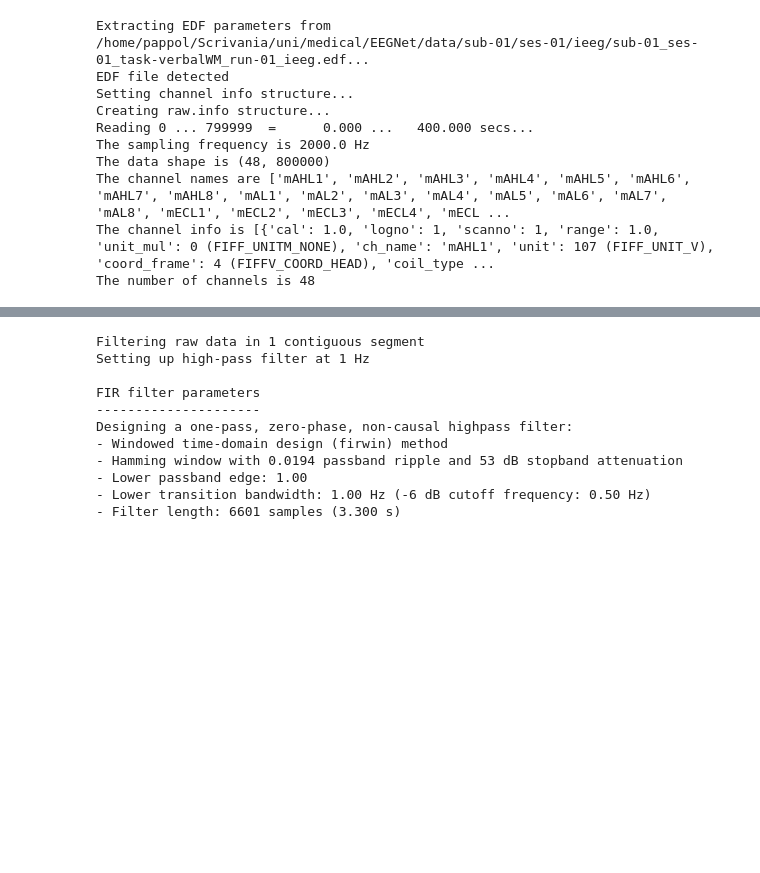
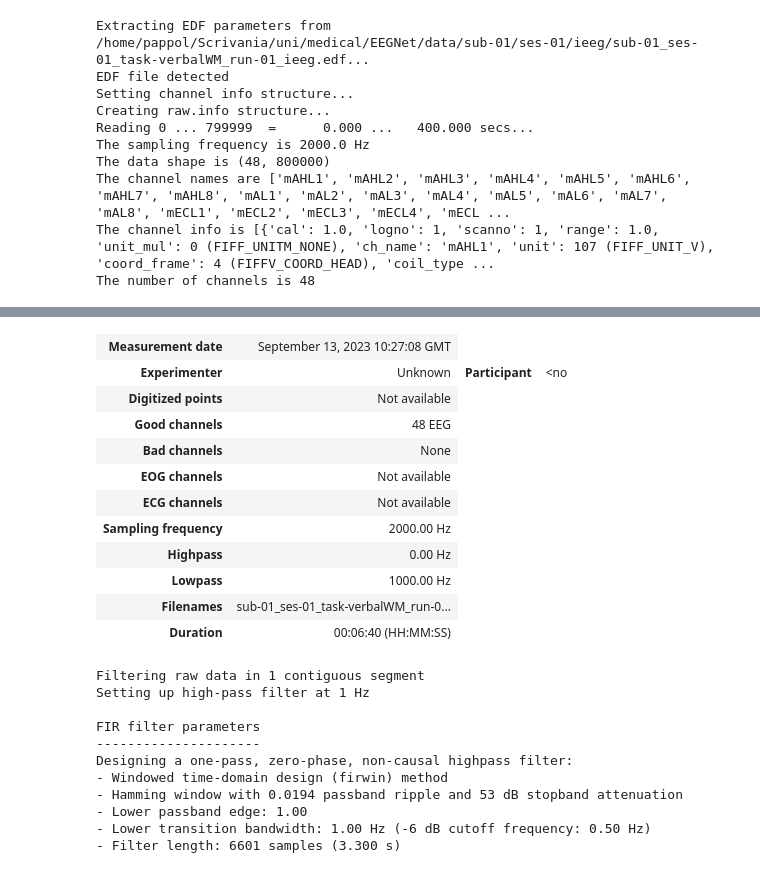
Before and after one commit to Pappol/EEGNet-improved, a Jupyter notebook: EEGNet.ipynb, the cells around one changed output, grey strips where cells are left out. Drawn from its saved outputs; the diff is of its cells as text; code cells hidden in the pictures; blank space fills up the shorter version.

```diff
--- a/EEGNet.ipynb
+++ b/EEGNet.ipynb
@@ -53,3 +54,20 @@ Effective window size : 1.024 (s)
+# %%
+#rename channels for location
+raw.rename_channels(lambda s: s.strip('.'))
+raw.rename_channels(lambda s: s.strip(' '))
+# %% [output]
+| Measurement date | September 13, 2023 10:27:08 GMT |
+| Experimenter | Unknown | Participant | <no |
+| Digitized points | Not available |
+| Good channels | 48 EEG |
+| Bad channels | None |
+| EOG channels | Not available |
+| ECG channels | Not available |
+| Sampling frequency | 2000.00 Hz |
+| Highpass | 0.00 Hz |
+| Lowpass | 1000.00 Hz |
+| Filenames | sub-01_ses-01_task-verbalWM_run-0... |
+| Duration | 00:06:40 (HH:MM:SS) |
 # %%
 #apply high pass filter on the data
 raw.filter(l_freq=1, h_freq=None, fir_design='firwin', skip_by_annotation='edge')
```
Also changed, not shown: parts of 4 cells of this notebook.
